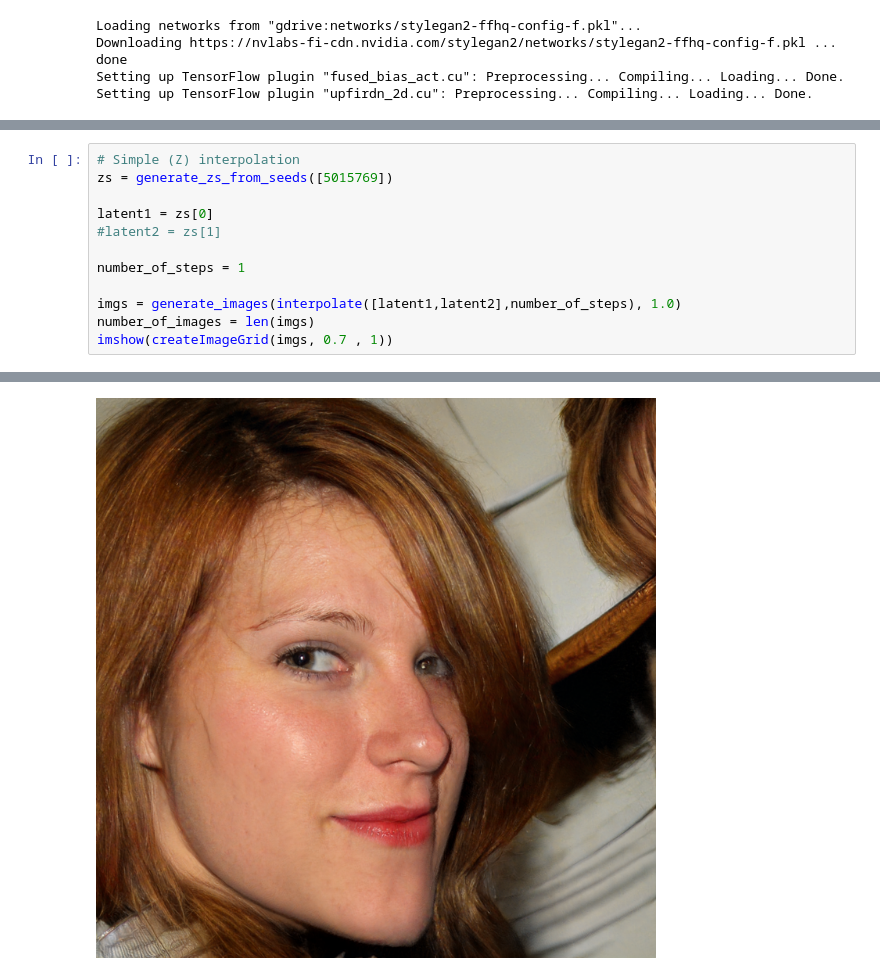
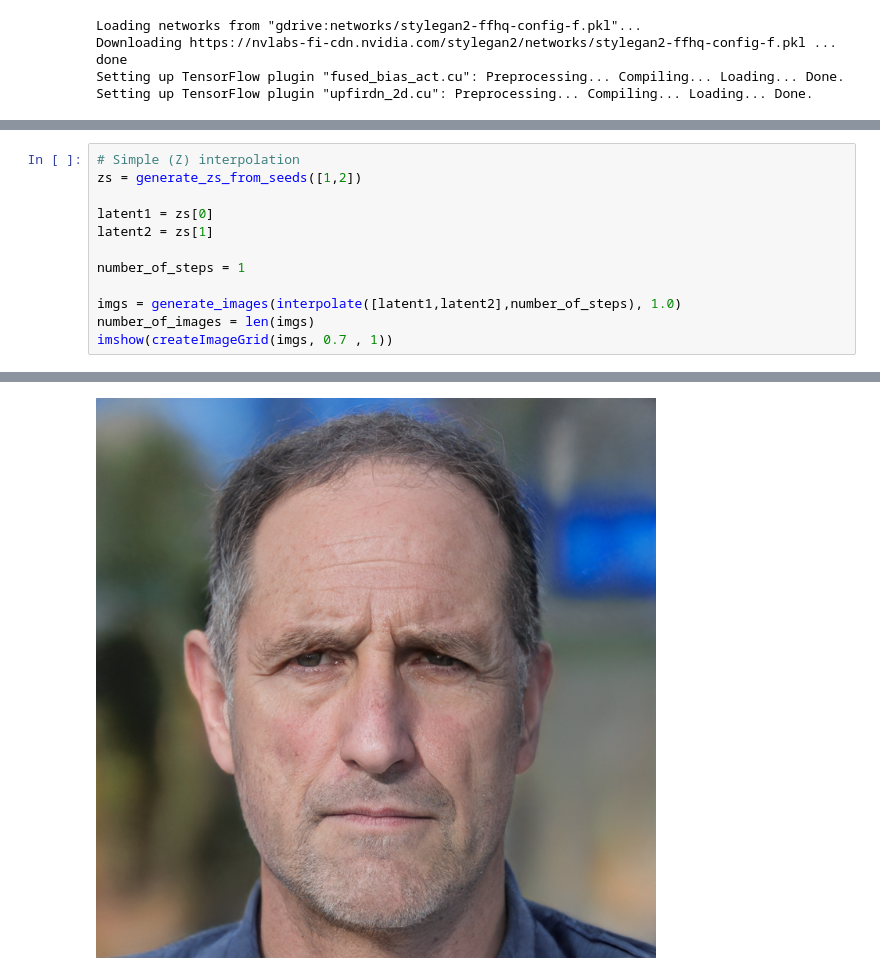
Before and after one commit to vijayshankarrealdeal/StyleGan, a Jupyter notebook: StyleGan.ipynb, the cells around one changed output, grey strips where cells are left out. Saved outputs shown, nothing was run; the diff lists cells and outputs as text.

```diff
--- a/StyleGan.ipynb
+++ b/StyleGan.ipynb
@@ -273,15 +270,15 @@ imshow(createImageGrid(generate_images_from_seeds(seeds, 0.7), 0.7 , 1))
 # %%
 # Simple (Z) interpolation
-zs = generate_zs_from_seeds([5015769])
+zs = generate_zs_from_seeds([1,2])
 
 latent1 = zs[0]
-#latent2 = zs[1]
+latent2 = zs[1]
 
 number_of_steps = 1
 
 imgs = generate_images(interpolate([latent1,latent2],number_of_steps), 1.0)
 number_of_images = len(imgs)
 imshow(createImageGrid(imgs, 0.7 , 1))
 # %% [output]
 [interactive output not drawn]
-[figure, old version]
+[figure, new version]
```
Also changed, not shown: parts of 3 cells of this notebook.
